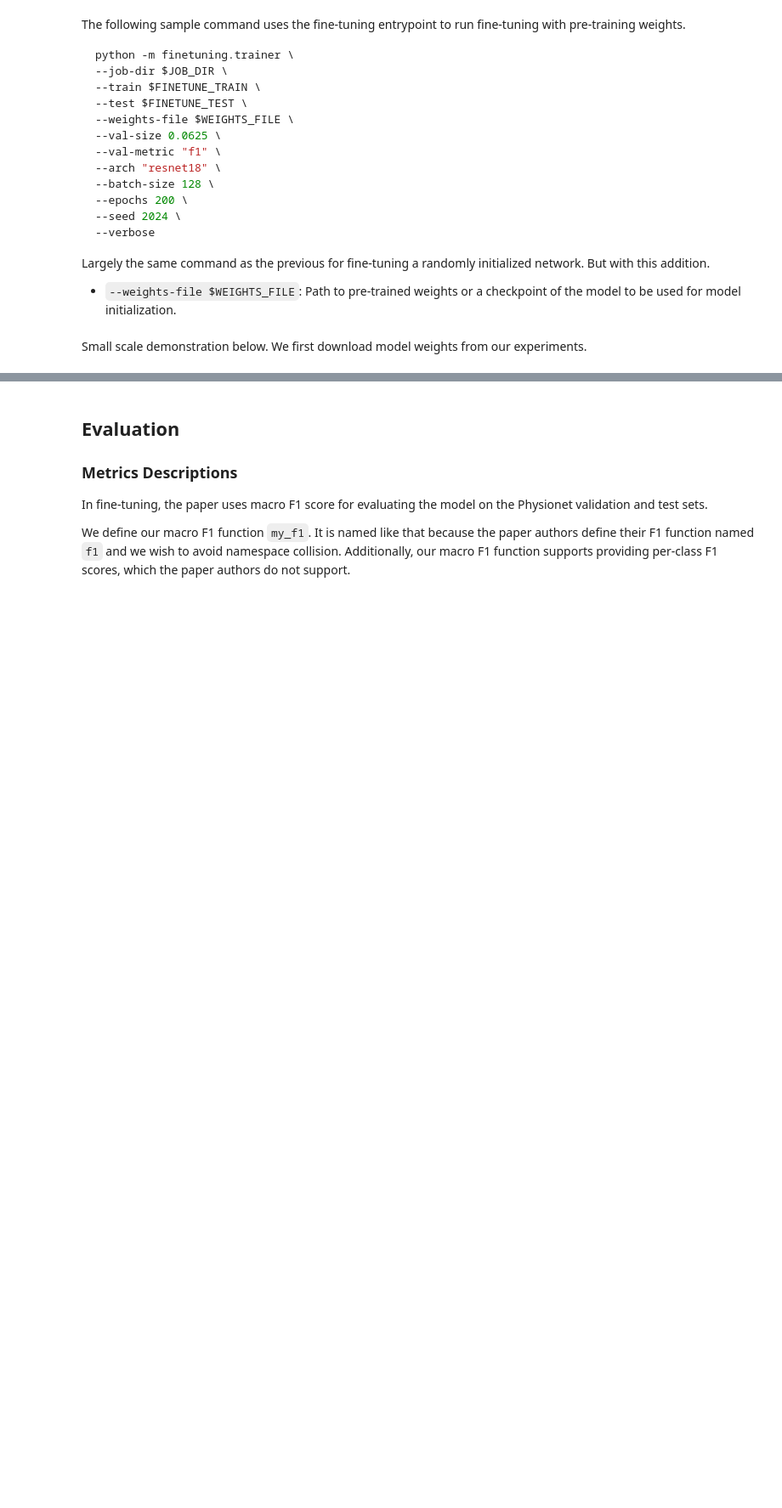
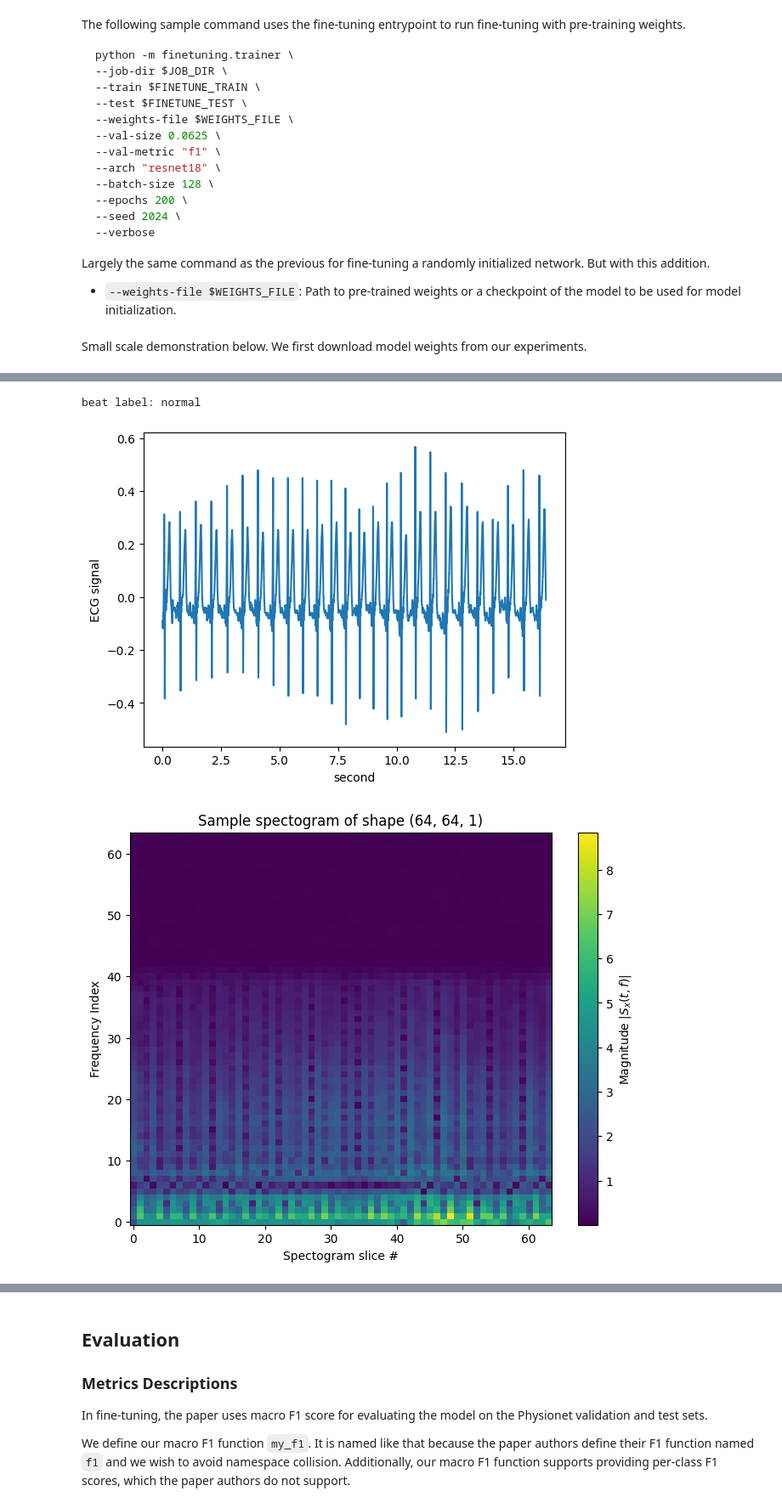
Before and after one commit to myles-i/DLH_TransferLearning, a Jupyter notebook: report/DL4H_Team_1_draft.ipynb, the cells around one changed output, grey strips where cells are left out. Shown at 85% size. Cells and saved outputs as stored; diff of their text form; code cells hidden in the pictures; blank space fills up the shorter version.

```diff
--- a/report/DL4H_Team_1_draft.ipynb
+++ b/report/DL4H_Team_1_draft.ipynb
@@ -666,0 +653,26 @@ The model chose for the ablation study using spectograms is similar to the origi
+# %%
+from transplant.datasets.icentia11k_spectogram import spectogram_preprocessor
+# use raw data we grabbed earlier
+
+# first lets plot the raw signal for comparison
+print(f"beat label: {datasets.icentia11k.ds_beat_names[data[1]]}")
+_ = plt.plot(np.arange(len(data[0]))/250, data[0])
+_ = plt.xlabel('second')
+_ = plt.ylabel('ECG signal')
+
+
+# now lets calculate and plot the spectogra of this raw signal
+x = spectogram_preprocessor(data[0], frame_size = 4096)
+
+fig, ax = plt.subplots(1, 1, figsize=(8, 6))
+im1 = ax.imshow(np.abs(x[:,:,0]), cmap='viridis', aspect='auto')
+fig.colorbar(im1, label="Magnitude $|S_x(t, f)|$")
+ax.set_title(f"Sample spectogram of shape {x.shape}")
+ax.set_xlabel("Spectogram slice #")
+ax.set_ylabel("Frequency Index")
+ax.invert_yaxis()
+plt.show()
+# %% [output]
+beat label: normal
+[figure, added]
+[figure, added]
```
Also changed, not shown: parts of 13 cells of this notebook.
